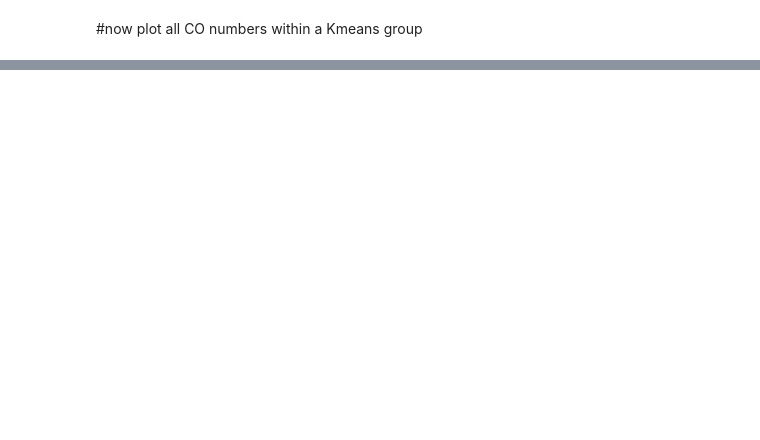
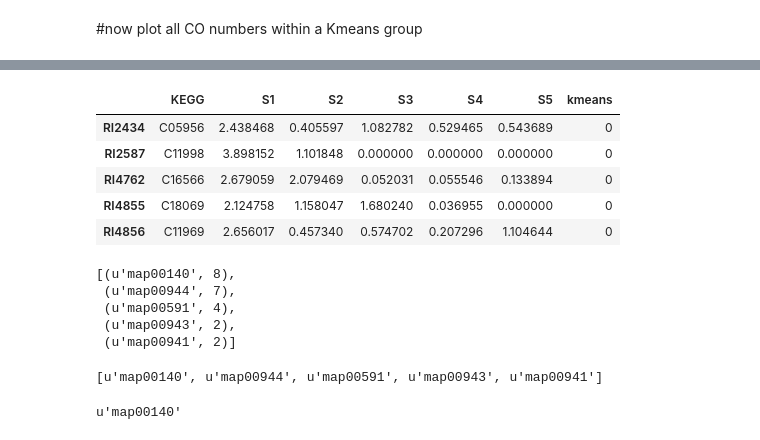
Before and after one commit to KujawinskiLaboratory/NB_Distribution, a Jupyter notebook: Linking CO and KOs.KL.ipynb, the cells around one changed output, grey strips where cells are left out. Cells and saved outputs as stored; diff of their text form; code cells hidden in the pictures; blank space fills up the shorter version.

```diff
--- a/Linking CO and KOs.KL.ipynb
+++ b/Linking CO and KOs.KL.ipynb
@@ -1568,0 +1648,9 @@ Counter({u'map01130': 19, u'map00360': 15, u'map01061': 14, u'map00627': 12, u'm
+# %%
+kClust.tail(5)
+# %% [output]
+|  | KEGG | S1 | S2 | S3 | S4 | S5 | kmeans |
+| RI2434 | C05956 | 2.438468 | 0.405597 | 1.082782 | 0.529465 | 0.543689 | 0 |
+| RI2587 | C11998 | 3.898152 | 1.101848 | 0.000000 | 0.000000 | 0.000000 | 0 |
+| RI4762 | C16566 | 2.679059 | 2.079469 | 0.052031 | 0.055546 | 0.133894 | 0 |
+| RI4855 | C18069 | 2.124758 | 1.158047 | 1.680240 | 0.036955 | 0.000000 | 0 |
+| RI4856 | C11969 | 2.656017 | 0.457340 | 0.574702 | 0.207296 | 1.104644 | 0 |
@@ -1568,0 +1659,8 @@ Counter({u'map01130': 19, u'map00360': 15, u'map01061': 14, u'map00627': 12, u'm
+# %%
+use
+# %% [output]
+[(u'map00140', 8),
+ (u'map00944', 7),
+ (u'map00591', 4),
+ (u'map00943', 2),
+ (u'map00941', 2)]
@@ -1568,0 +1669,8 @@ Counter({u'map01130': 19, u'map00360': 15, u'map01061': 14, u'map00627': 12, u'm
+# %%
+r
+# %% [output]
+[u'map00140', u'map00944', u'map00591', u'map00943', u'map00941']
+# %%
+r[0]
+# %% [output]
+u'map00140'
```
Also changed, not shown: parts of 67 cells of this notebook, 55 other files.
